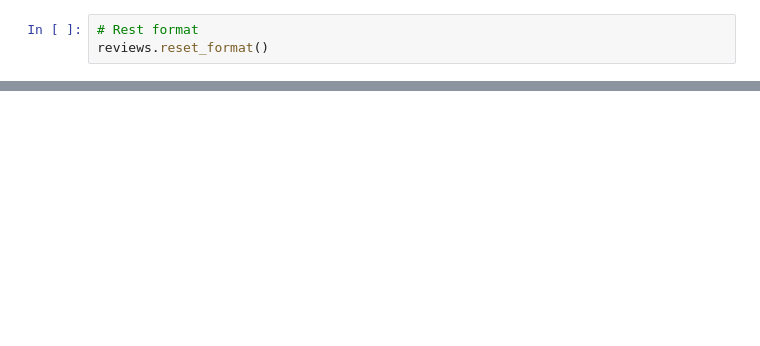
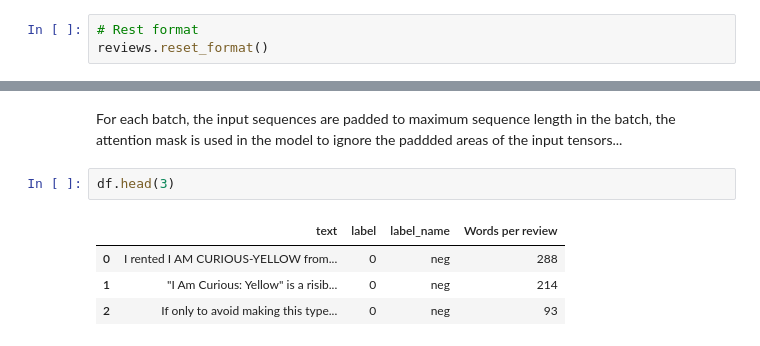
Before and after one commit to VimukthiRandika1997/Machine-Learning, a Jupyter notebook: Hugging_Face.ipynb, the cells around one changed output, grey strips where cells are left out. Drawn from its saved outputs; the diff is of its cells as text; blank space fills up the shorter version.

Commit message:
NLP-Basic Learning-Text Classification

```diff
--- a/Hugging_Face.ipynb
+++ b/Hugging_Face.ipynb
@@ -171,0 +208,9 @@ reviews.reset_format()
+# %% [markdown]
+For each batch, the input sequences are padded to maximum sequence length in the batch, the attention mask is used in the model to ignore the paddded areas of the input tensors...
+# %%
+df.head(3)
+# %% [output]
+|  | text | label | label_name | Words per review |
+| 0 | I rented I AM CURIOUS-YELLOW from... | 0 | neg | 288 |
+| 1 | "I Am Curious: Yellow" is a risib... | 0 | neg | 214 |
+| 2 | If only to avoid making this type... | 0 | neg | 93 |
```
Also changed, not shown: parts of 9 cells of this notebook.
